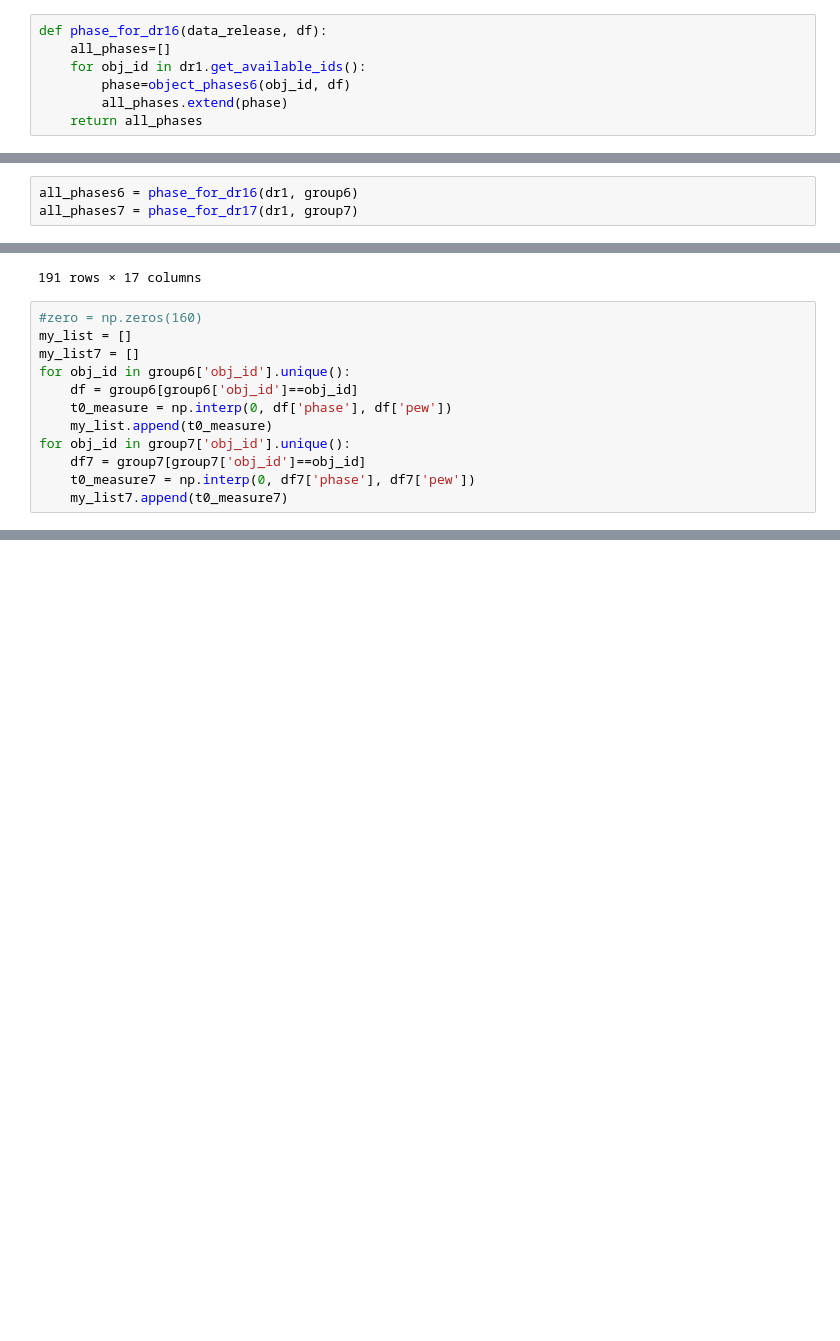
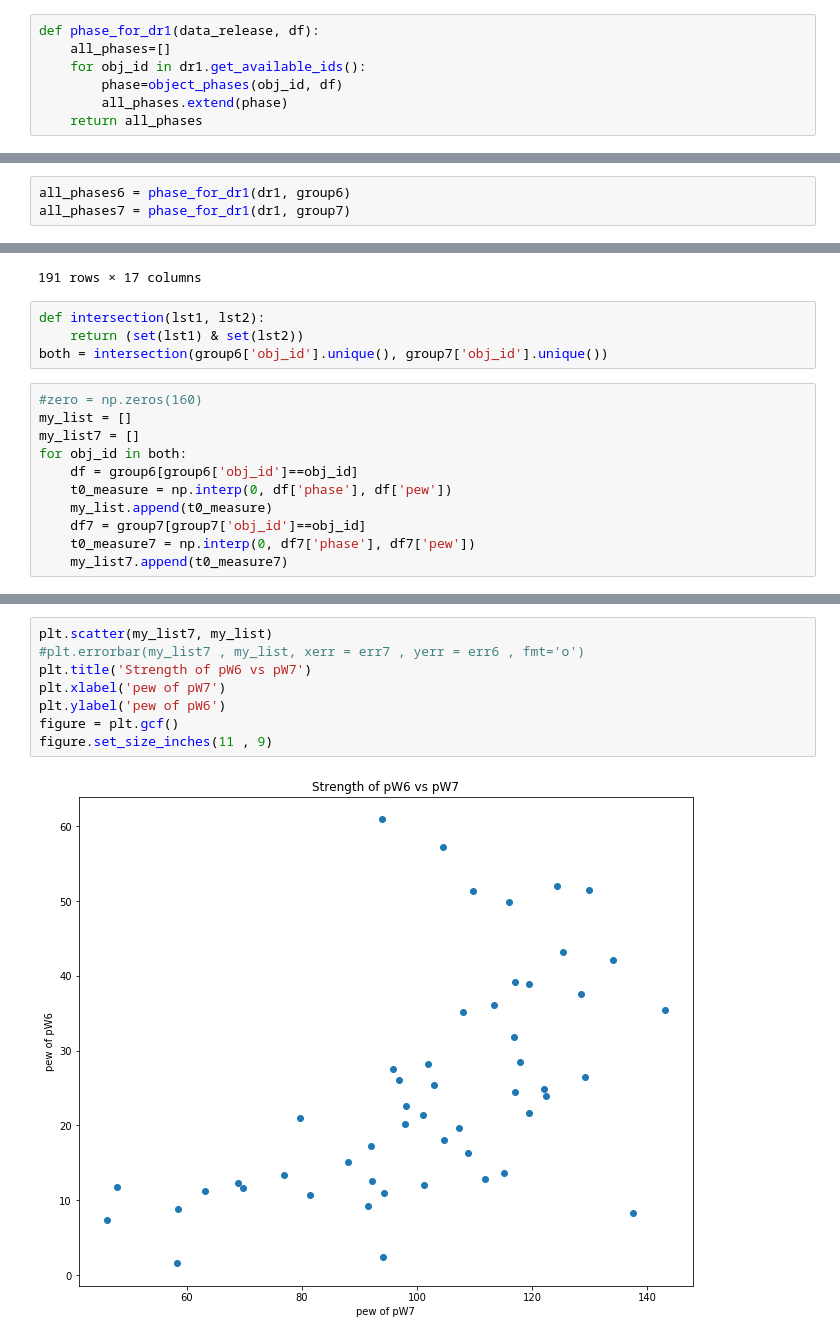
Before and after one commit to mwvgroup/SN-Spectral-Evolution, a Jupyter notebook: notebooks/branch_class_final.ipynb, the cells around one changed output, grey strips where cells are left out. Drawn from its saved outputs; the diff is of its cells as text; blank space fills up the shorter version.

Commit message:
working on plot

```diff
--- a/notebooks/branch_class_final.ipynb
+++ b/notebooks/branch_class_final.ipynb
@@ -88,10 +107,10 @@ def object_phases6(obj_id, df):
     phase=-(t_max-time_unique)
     return phase
 # %%
-def phase_for_dr16(data_release, df):
+def phase_for_dr1(data_release, df):
     all_phases=[]
     for obj_id in dr1.get_available_ids():
-        phase=object_phases6(obj_id, df)
+        phase=object_phases(obj_id, df)
         all_phases.extend(phase)
     return all_phases
 # %%
@@ -109,5 +128,5 @@ def phase_for_dr17(data_release, df):
         all_phases.extend(phase)
     return all_phases
 # %%
-all_phases6 = phase_for_dr16(dr1, group6)
-all_phases7 = phase_for_dr17(dr1, group7)
+all_phases6 = phase_for_dr1(dr1, group6)
+all_phases7 = phase_for_dr1(dr1, group7)
@@ -140,15 +157,18 @@ See the caveats in the documentation: http://pandas.pydata.org/pandas-docs/stabl
 | 2009ag | 2454886.70 | pW7 | 5917.4031 | 6336.5381 | 10038.063011 | 0.0 | 4.980109 | 110.645568 | 0.0 | ... |
 | 2009ag | 2454888.68 | pW7 | 5926.4492 | 6342.5688 | 9573.677427 | 0.0 | 7.903711 | 107.323955 | 0.0 | ... |
 191 rows × 17 columns
+# %%
+def intersection(lst1, lst2):
+    return (set(lst1) & set(lst2))
+both = intersection(group6['obj_id'].unique(), group7['obj_id'].unique())
 # %%
 #zero = np.zeros(160)
 my_list = []
 my_list7 = []
-for obj_id in group6['obj_id'].unique():
+for obj_id in both:
     df = group6[group6['obj_id']==obj_id]
     t0_measure = np.interp(0, df['phase'], df['pew'])
     my_list.append(t0_measure)
-for obj_id in group7['obj_id'].unique():
     df7 = group7[group7['obj_id']==obj_id]
     t0_measure7 = np.interp(0, df7['phase'], df7['pew'])
     my_list7.append(t0_measure7)
@@ -163,0 +189,10 @@ len(my_list7)
+# %%
+plt.scatter(my_list7, my_list)
+#plt.errorbar(my_list7 , my_list, xerr = err7 , yerr = err6 , fmt='o')
+plt.title('Strength of pW6 vs pW7')
+plt.xlabel('pew of pW7')
+plt.ylabel('pew of pW6')
+figure = plt.gcf()
+figure.set_size_inches(11 , 9)
+# %% [output]
+[figure, added]
```
Also changed, not shown: parts of 11 cells of this notebook.
